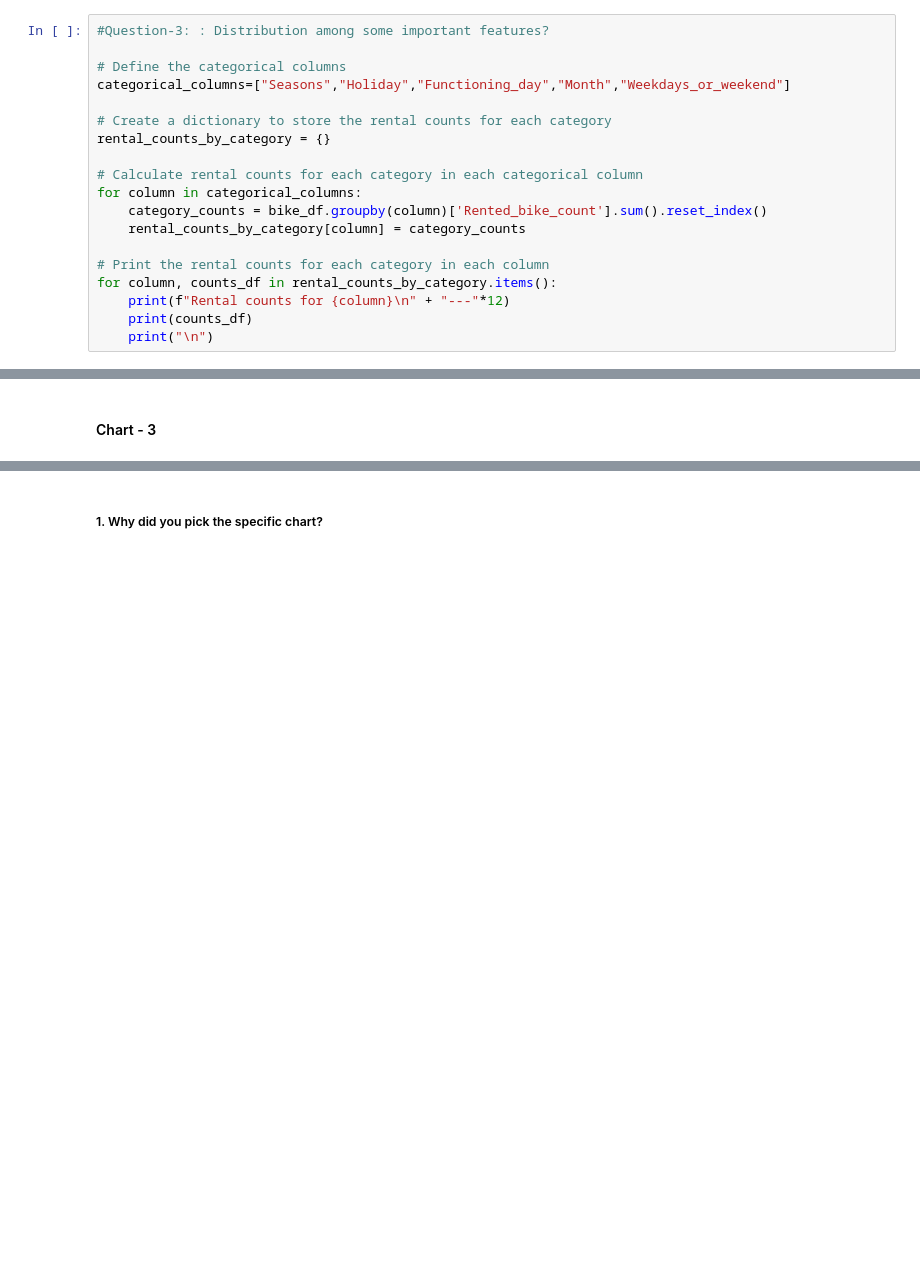
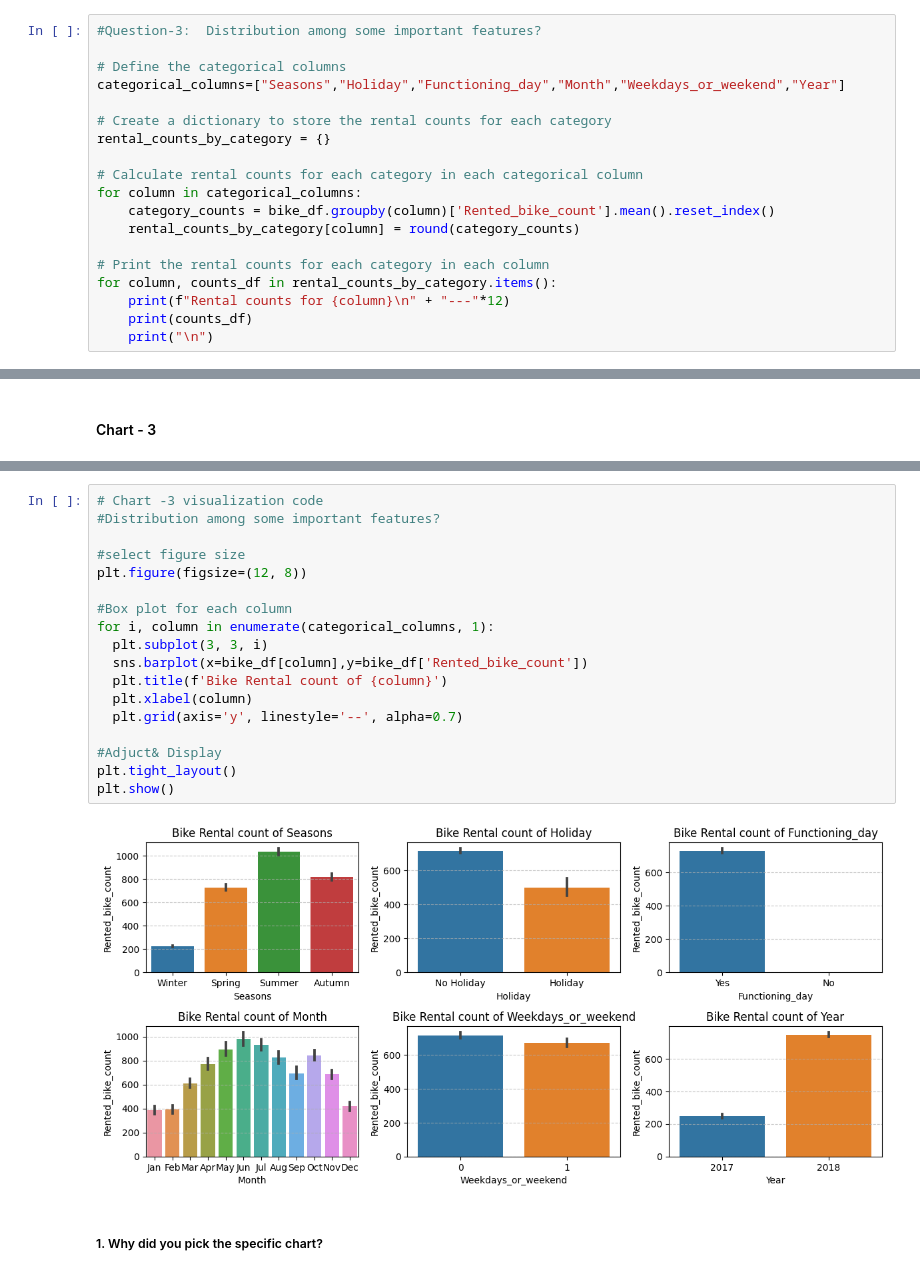
Before and after one commit to rashmi0852/Bike_Sharing_Demand_Prediction, a Jupyter notebook: Indivisual_Notebook.ipynb, the cells around one changed output, grey strips where cells are left out. Saved outputs shown, nothing was run; the diff lists cells and outputs as text; blank space fills up the shorter version.

```diff
--- a/Indivisual_Notebook.ipynb
+++ b/Indivisual_Notebook.ipynb
@@ -524,18 +524,18 @@ Hour
 4      132
 Name: Rented_bike_count, dtype: int64
 # %%
-#Question-3: : Distribution among some important features?
+#Question-3:  Distribution among some important features?
 
 # Define the categorical columns
-categorical_columns=["Seasons","Holiday","Functioning_day","Month","Weekdays_or_weekend"]
+categorical_columns=["Seasons","Holiday","Functioning_day","Month","Weekdays_or_weekend","Year"]
 
 # Create a dictionary to store the rental counts for each category
 rental_counts_by_category = {}
 
 # Calculate rental counts for each category in each categorical column
 for column in categorical_columns:
-    category_counts = bike_df.groupby(column)['Rented_bike_count'].sum().reset_index()
-    rental_counts_by_category[column] = category_counts
+    category_counts = bike_df.groupby(column)['Rented_bike_count'].mean().reset_index()
+    rental_counts_by_category[column] = round(category_counts)
 
 # Print the rental counts for each category in each column
 for column, counts_df in rental_counts_by_category.items():
@@ -716,3 +839,23 @@ for col in categorical_columns:
+# %%
+# Chart -3 visualization code
+#Distribution among some important features?
+
+#select figure size
+plt.figure(figsize=(12, 8))
+
+#Box plot for each column
+for i, column in enumerate(categorical_columns, 1):
+  plt.subplot(3, 3, i)
+  sns.barplot(x=bike_df[column],y=bike_df['Rented_bike_count'])
+  plt.title(f'Bike Rental count of {column}')
+  plt.xlabel(column)
+  plt.grid(axis='y', linestyle='--', alpha=0.7)
+
+#Adjuct& Display
+plt.tight_layout()
+plt.show()
+# %% [output]
+[figure, added]
 # %% [markdown]
 ##### 1. Why did you pick the specific chart?
 # %% [markdown]
```
Also changed, not shown: parts of 51 cells of this notebook.
